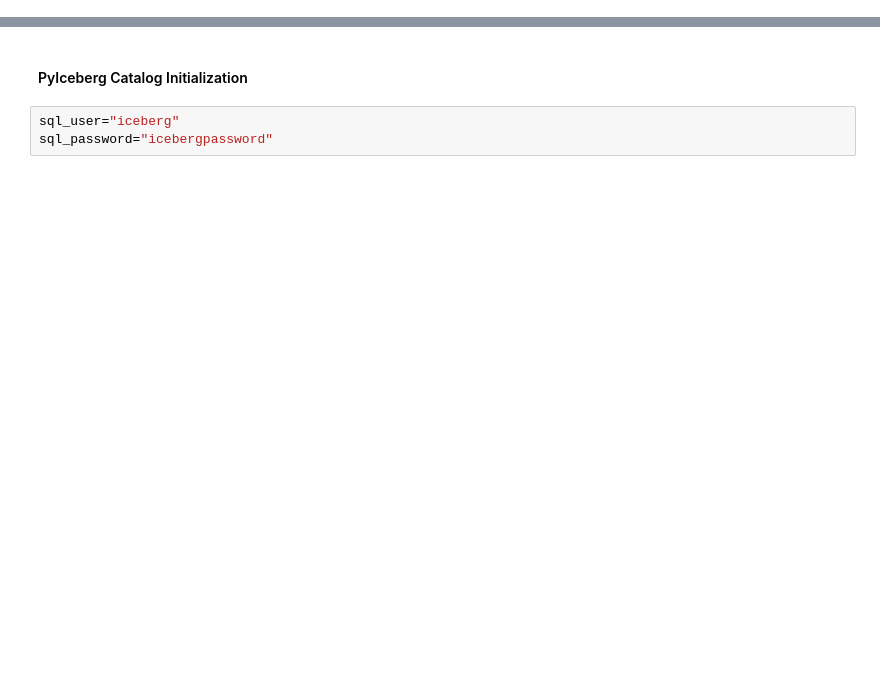
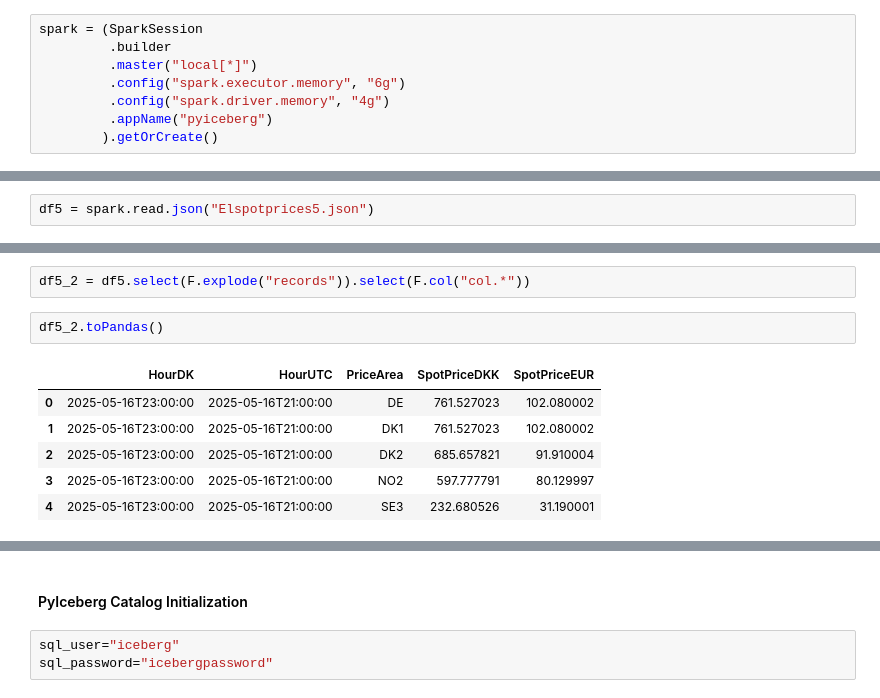
Before and after one commit to matejkratochvil/datalakehouse-iceberg-jdbc, a Jupyter notebook: notebooks/03-pyiceberg.ipynb, the cells around one changed output, grey strips where cells are left out. Drawn from its saved outputs; the diff is of its cells as text; blank space fills up the shorter version.

```diff
--- a/notebooks/03-pyiceberg.ipynb
+++ b/notebooks/03-pyiceberg.ipynb
@@ -0,0 +43,8 @@
+# %%
+spark = (SparkSession
+         .builder
+         .master("local[*]")
+         .config("spark.executor.memory", "6g")
+         .config("spark.driver.memory", "4g")
+         .appName("pyiceberg")
+        ).getOrCreate()
@@ -0,0 +72,2 @@
+# %%
+df5 = spark.read.json("Elspotprices5.json")
@@ -0,0 +111,11 @@
+# %%
+df5_2 = df5.select(F.explode("records")).select(F.col("col.*"))
+# %%
+df5_2.toPandas()
+# %% [output]
+|  | HourDK | HourUTC | PriceArea | SpotPriceDKK | SpotPriceEUR |
+| 0 | 2025-05-16T23:00:00 | 2025-05-16T21:00:00 | DE | 761.527023 | 102.080002 |
+| 1 | 2025-05-16T23:00:00 | 2025-05-16T21:00:00 | DK1 | 761.527023 | 102.080002 |
+| 2 | 2025-05-16T23:00:00 | 2025-05-16T21:00:00 | DK2 | 685.657821 | 91.910004 |
+| 3 | 2025-05-16T23:00:00 | 2025-05-16T21:00:00 | NO2 | 597.777791 | 80.129997 |
+| 4 | 2025-05-16T23:00:00 | 2025-05-16T21:00:00 | SE3 | 232.680526 | 31.190001 |
```
Also changed, not shown: parts of 50 cells of this notebook, 13 other files.
